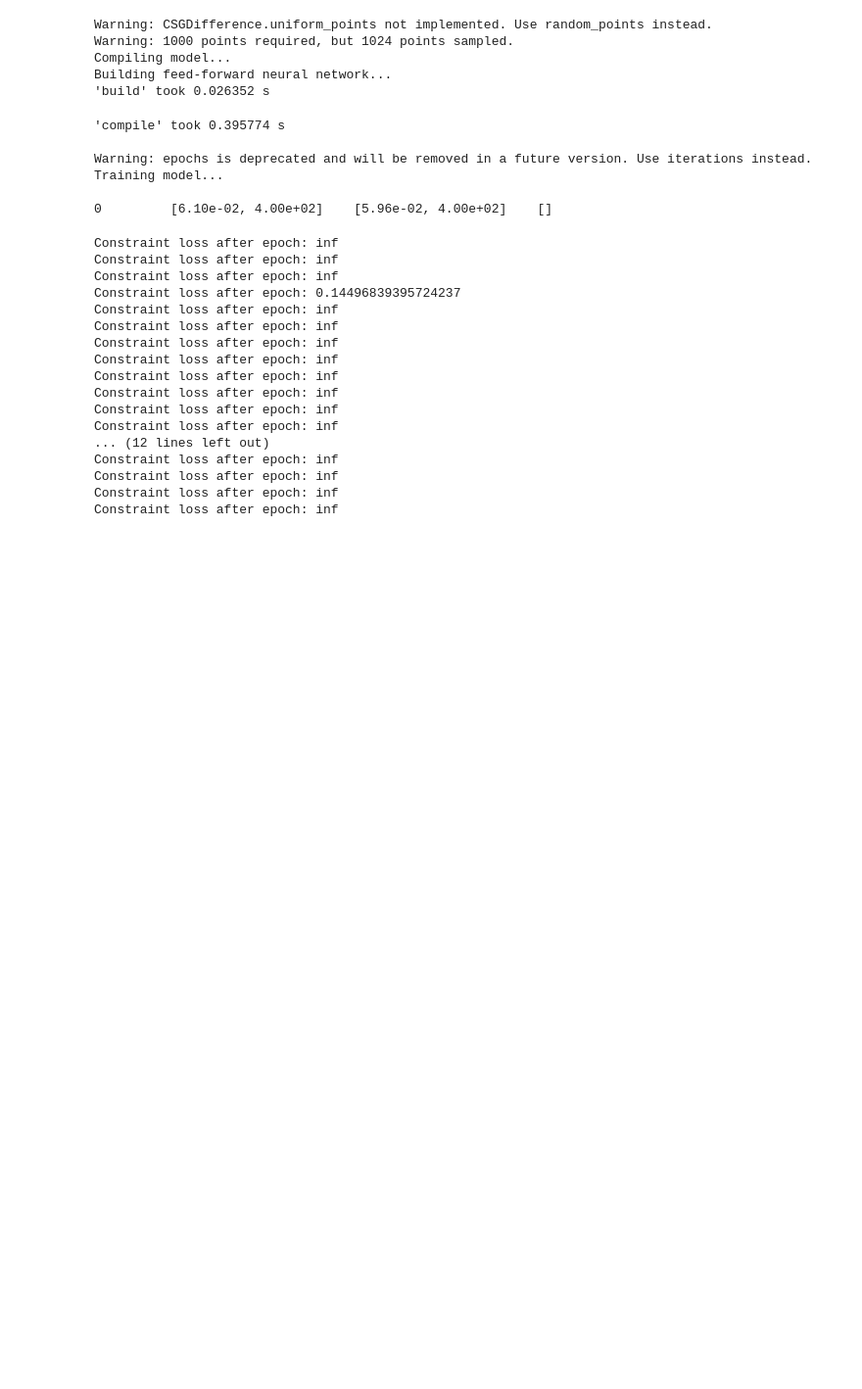
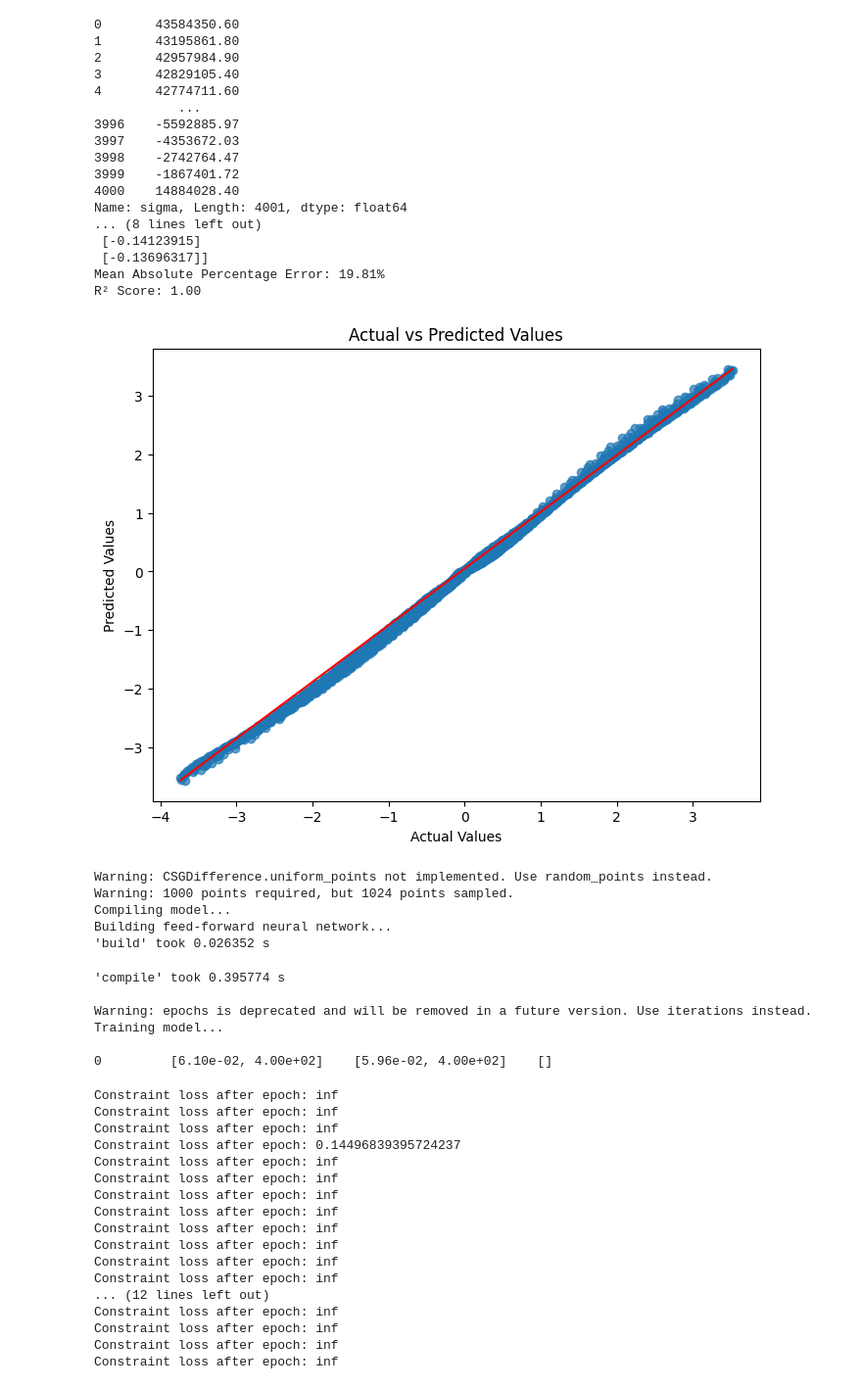
Before and after one commit to Daniel19993099/PINN_testing, a Jupyter notebook: PINN_0.2.4.ipynb, the cells around one changed output. Shown at 98% size. Drawn from its saved outputs; the diff is of its cells as text; code cells hidden in the pictures; blank space fills up the shorter version.

```diff
--- a/PINN_0.2.4.ipynb
+++ b/PINN_0.2.4.ipynb
@@ -79,0 +150,12 @@ Step      Train loss    Test loss     Test metric
+# %%
+
+X=df.iloc[:,1]
+print(X)
+X=np.array(X.tolist()).reshape(-1,1)
+
+Y=df.iloc[:,2]
+Y=np.array(Y.tolist()).reshape(-1,1)
+print(Y)
+Cor=np.column_stack([X,Y])
+print(Cor)
+Cor=scaler_x.transform(Cor)
@@ -80,3 +180,53 @@ Step      Train loss    Test loss     Test metric
+# %%
+import matplotlib.pyplot as plt
+from sklearn.metrics import mean_absolute_percentage_error, r2_score
+
+# Assuming `model_sigma` is your trained model
+# `X_test` is your test input data and `y_test` is the actual test output data
+
+# Get predictions on test data
+S_p = model_sigma.predict(Cor)
+S_t=df.iloc[:,3]
+print(S_t)
+S_t=np.array(S_t.tolist()).reshape(-1,1)
+S_t=scaler_s.transform(S_t)
+print("First few actual values:", S_t[:5])
+print("First few predicted values:", S_p[:5])
+# Calculate Mean Absolute Percentage Error (MAPE)
+mape = mean_absolute_percentage_error(S_t, S_p) * 100
+print(f"Mean Absolute Percentage Error: {mape:.2f}%")
+
+# Calculate R² Score
+r2 = r2_score(S_t, S_p)
+print(f"R² Score: {r2:.2f}")
+
+# Plot the actual vs predicted values for test data
+plt.figure(figsize=(8, 6))
+plt.scatter(S_t, S_p, alpha=0.7)
+plt.plot([min(S_t), max(S_t)], [min(S_p), max(S_p)], color='red')  # Identity line
+plt.xlabel('Actual Values')
+plt.ylabel('Predicted Values')
+plt.title('Actual vs Predicted Values')
+plt.show()
+# %% [output]
+0       43584350.60
+1       43195861.80
+2       42957984.90
+3       42829105.40
+4       42774711.60
+           ...
+3996    -5592885.97
+3997    -4353672.03
+3998    -2742764.47
+3999    -1867401.72
+4000    14884028.40
+Name: sigma, Length: 4001, dtype: float64
+... (8 lines left out)
+ [-0.14123915]
+ [-0.13696317]]
+Mean Absolute Percentage Error: 19.81%
+R² Score: 1.00
+[figure, added]
 # %%
 def pde_C_L(x, C_L):
     dC_L_dt = dde.grad.jacobian(C_L, x, i=0, j=2)
```
Also changed, not shown: parts of 5 cells of this notebook, 4 other files.
